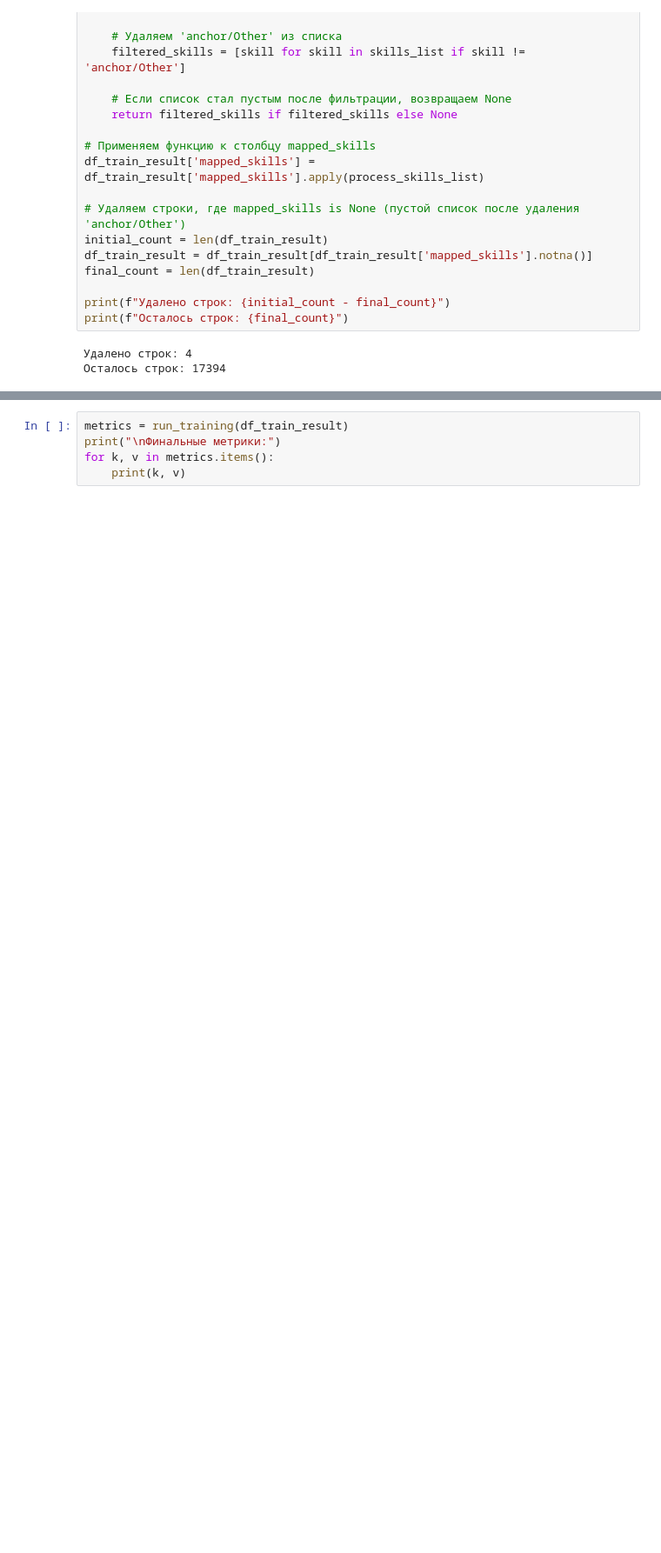
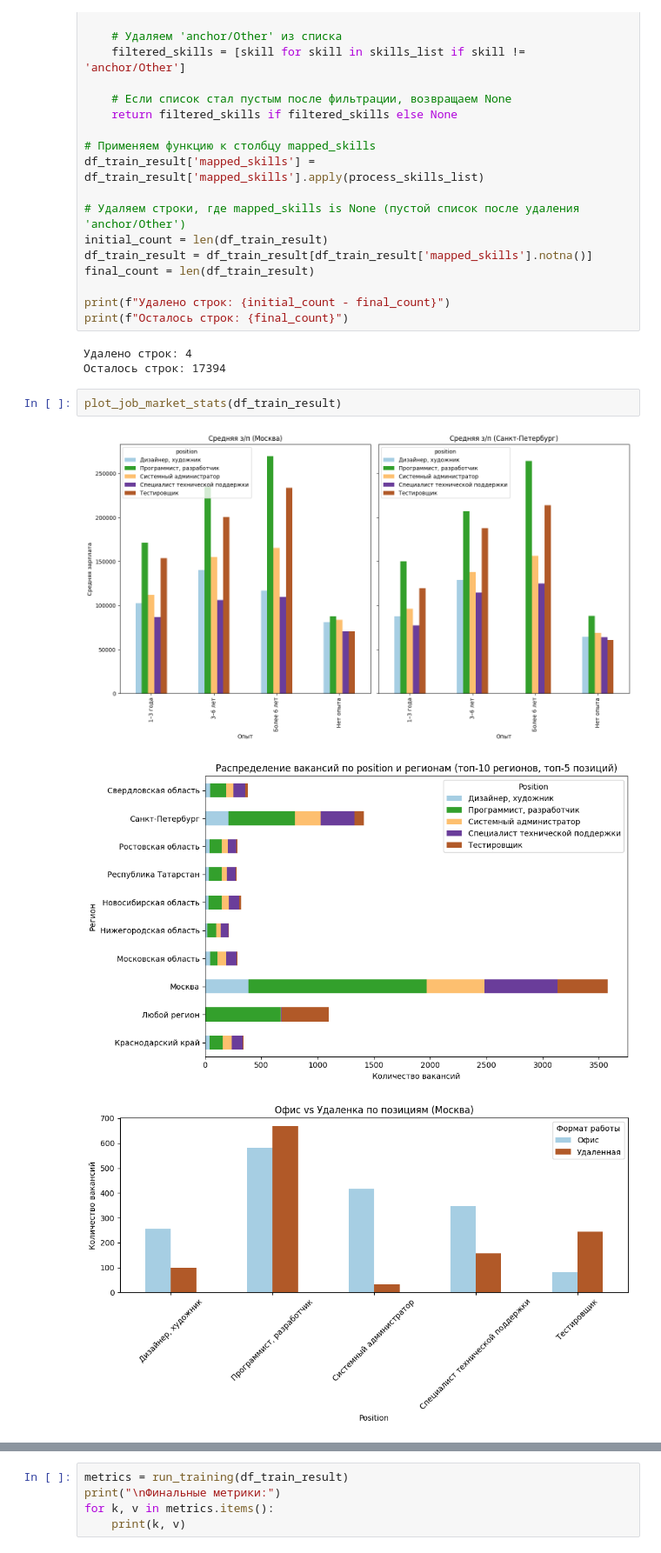
Before and after one commit to andreyshveduke/DS_IT_salary_predict, a Jupyter notebook: stage_5_final_pipeline.ipynb, the cells around one changed output, grey strips where cells are left out. Shown: that part at 87% size. Saved outputs shown, nothing was run; the diff lists cells and outputs as text; blank space fills up the shorter version.

Commit message:
add trends and graph 1.0 commit

```diff
--- a/stage_5_final_pipeline.ipynb
+++ b/stage_5_final_pipeline.ipynb
@@ -608,3 +608,9 @@ print(f"Осталось строк: {final_count}")
 # %% [output]
 Удалено строк: 4
 Осталось строк: 17394
+# %%
+plot_job_market_stats(df_train_result)
+# %% [output]
+[figure, added]
+[figure, added]
+[figure, added]
```
Also changed, not shown: parts of 2 cells of this notebook, 25 other files.
